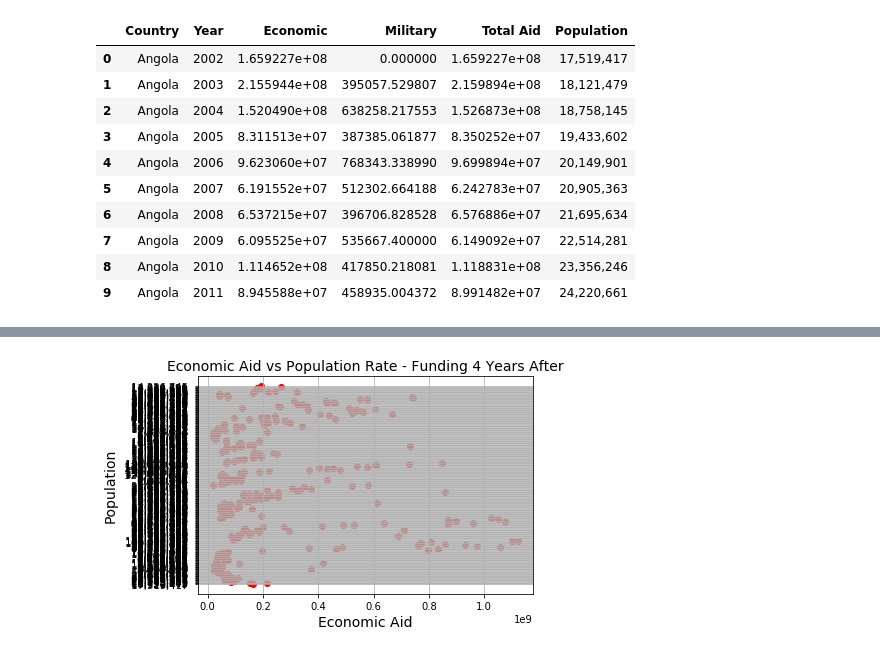
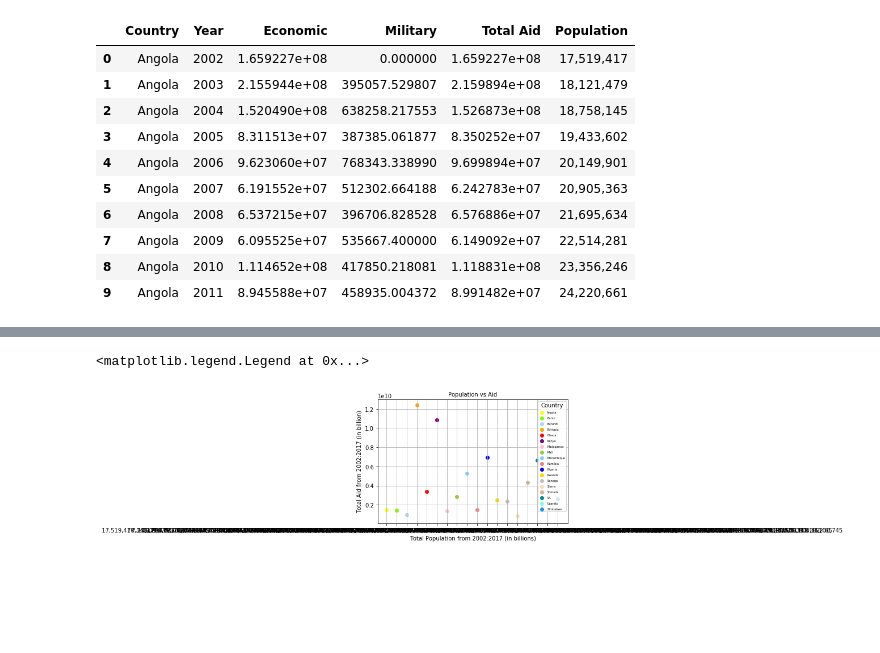
Before and after one commit to juliasweet/Project_1, a Jupyter notebook: Total_Aid_vs_Population.ipynb, the cells around one changed output, grey strips where cells are left out. Cells and saved outputs as stored; diff of their text form; code cells hidden in the pictures; blank space fills up the shorter version.

Commit message:
Made some updates on Total_Aid Vs Population

```diff
--- a/Total_Aid_vs_Population.ipynb
+++ b/Total_Aid_vs_Population.ipynb
@@ -184,10 +166,20 @@ plt.show()
-# %%
-#Scatter Economic vs Population for funding 4 years after
-plt.scatter(Combined_Aid_df_Pop_df['Economic'], Combined_Aid_df_Pop_df['Population'], color='red')
-plt.title('Economic Aid vs Population Rate - Funding 4 Years After', fontsize=14)
-plt.xlabel('Economic Aid', fontsize=14)
-plt.ylabel('Population', fontsize=14)
-plt.grid(True)
-plt.show()
-# %% [output]
-[figure, removed]
+# %%
+#Groupby Country
+Angola = Combined[(Combined["Country"] =="Angola")].groupby([Combined['Country']])
+Benin = Combined[(Combined["Country"] =="Benin")].groupby([Combined['Country']])
+Burundi = Combined[(Combined["Country"] =="Burundi")].groupby([Combined['Country']])
+Ethiopia = Combined[(Combined["Country"] =="Ethiopia")].groupby([Combined['Country']])
+Ghana = Combined[(Combined["Country"] =="Ghana")].groupby([Combined['Country']])
+Kenya = Combined[(Combined["Country"] =="Kenya")].groupby([Combined['Country']])
+Madagascar = Combined[(Combined["Country"] =="Madagascar")].groupby([Combined['Country']])
+Mali = Combined[(Combined["Country"] =="Mali")].groupby([Combined['Country']])
+Mozambique = Combined[(Combined["Country"] =="Mozambique")].groupby([Combined['Country']])
+Namibia = Combined[(Combined["Country"] =="Namibia")].groupby([Combined['Country']])
+Nigeria = Combined[(Combined["Country"] =="Nigeria")].groupby([Combined['Country']])
+Rwanda = Combined[(Combined["Country"] =="Rwanda")].groupby([Combined['Country']])
+Senegal = Combined[(Combined["Country"] =="Senegal")].groupby([Combined['Country']])
+Sierra = Combined[(Combined["Country"] =="Sierra Leone")].groupby([Combined['Country']])
+Somalia = Combined[(Combined["Country"] =="Somalia")].groupby([Combined['Country']])
+SA = Combined[(Combined["Country"] =="South Africa")].groupby([Combined['Country']])
+Uganda = Combined[(Combined["Country"] =="Uganda")].groupby([Combined['Country']])
+Zimbabwe = Combined[(Combined["Country"] =="Zimbabwe")].groupby([Combined['Country']])
@@ -193,0 +224,33 @@ plt.show()
+# %%
+#Create Scatter plot
+plt.scatter(Angola_pop, Angola_aid, label = "Angola", color=["yellow"], alpha=1, marker='o')
+plt.scatter(Benin_pop, Benin_aid, label = "Benin", color=["lawngreen"], alpha=1, marker='o')
+plt.scatter(Burundi_pop, Burundi_aid, label = "Burundi", color=["lightblue"], alpha=1, marker='o')
+plt.scatter(Ethiopia_pop, Ethiopia_aid, label = "Ethiopia", color=["orange"], alpha=1, marker='o')
+plt.scatter(Ghana_pop, Ghana_aid, label = "Ghana", color=["red"], alpha=1, marker='o')
+plt.scatter(Kenya_pop, Kenya_aid, label = "Kenya", color=["purple"], alpha=1, marker='o')
+plt.scatter(Madagascar_pop, Madagascar_aid, label = "Madagascar", color=["pink"], alpha=1, marker='o')
+plt.scatter(Mali_pop, Mali_aid, label = "Mali", color=["yellowgreen"], alpha=1, marker='o')
+plt.scatter(Mozambique_pop, Mozambique_aid, label = "Mozambique", color=["lightskyblue"], alpha=1, marker='o')
+plt.scatter(Namibia_pop, Namibia_aid, label = "Namibia", color=["lightcoral"], alpha=1, marker='o')
+plt.scatter(Nigeria_pop, Nigeria_aid, label = "Nigeria", color=["blue"], alpha=1, marker='o')
+plt.scatter(Rwanda_pop, Rwanda_aid, label = "Rwanda", color=["gold"], alpha=1, marker='o')
+plt.scatter(Senegal_pop, Senegal_aid, label = "Senegal", color=["silver"], alpha=1, marker='o')
+plt.scatter(Sierra_pop, Sierra_aid, label = "Sierra", color=["peachpuff"], alpha=1, marker='o')
+plt.scatter(Somalia_pop, Somalia_aid, label = "Somalia", color=["tan"], alpha=1, marker='o')
+plt.scatter(SA_pop, SA_aid, label = "SA", color=["darkcyan"], alpha=1, marker='o')
+plt.scatter(Uganda_pop, Uganda_aid, label = "Uganda", color=["aquamarine"], alpha=1, marker='o')
+plt.scatter(Zimbabwe_pop, Zimbabwe_aid, label = "Zimbabwe", color=["dodgerblue"], alpha=1, marker='o')
+
+#Graph Properties
+plt.xlabel("Total Population from 2002:2017 (in billions)", fontsize = 10)
+plt.ylabel("Total Aid from 2002:2017 (in billion)", fontsize = 10)
+plt.title("Population vs Aid", fontsize = 10)
+#plt.axis([0, 3, 0, 2])
+plt.grid()
+
+# Create a legend
+plt.legend(fontsize = 5, scatterpoints=1, frameon=True, title = "Country", labelspacing=1, loc="best")
+# %% [output]
+<matplotlib.legend.Legend at 0x...>
+[figure, added]
```
Also changed, not shown: parts of 11 cells of this notebook, 1 other file.
